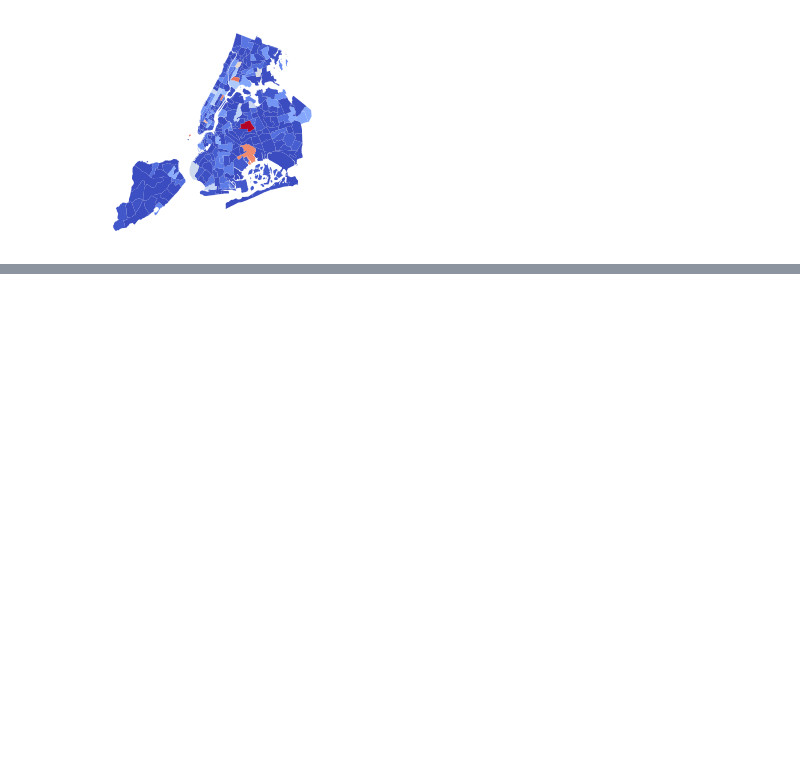
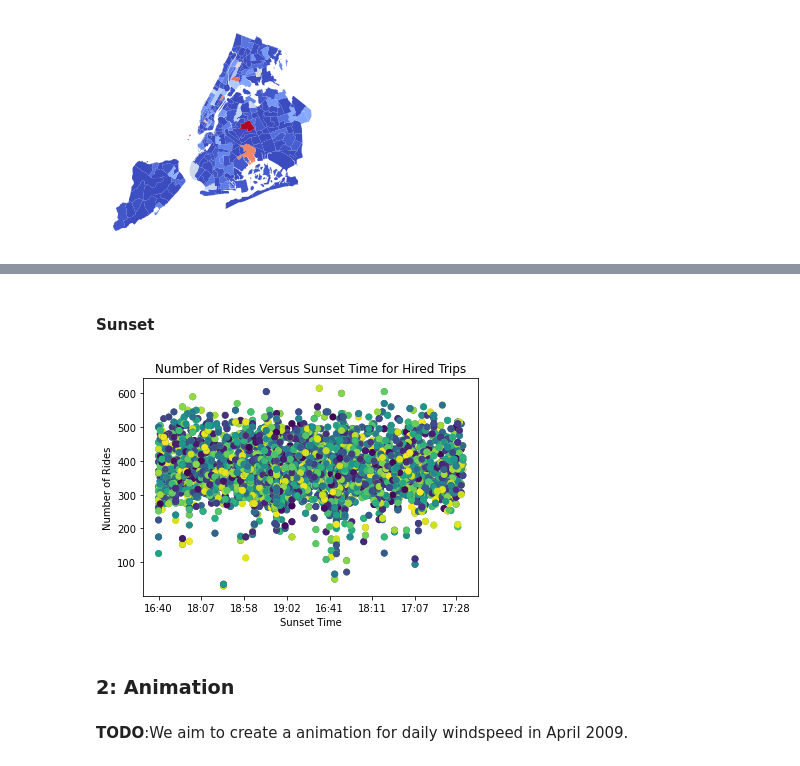
Before and after one commit to Yujdd/4501FP, a Jupyter notebook: Group7_FP.ipynb, the cells around one changed output, grey strips where cells are left out. Saved outputs shown, nothing was run; the diff lists cells and outputs as text; code cells hidden in the pictures; blank space fills up the shorter version.

```diff
--- a/Group7_FP.ipynb
+++ b/Group7_FP.ipynb
@@ -1150,0 +1161,28 @@ plt.show()
+# %% [markdown]
+#### Sunset
+# %%
+# get the dataframe contain number of rides, sunrise time,
+# and sunset time of the same day
+sunset_trips = get_sunrise_sunset_data()
+
+# create a scatter plot for tip amount versus precipitation
+# using given dataframe
+colors = np.random.rand(len(sunset_trips))
+plt.scatter(sunset_trips["Sunset"], sunset_trips["number_of_rides"], c=colors)
+
+# set title and labels
+plt.title("Number of Rides Versus Sunset Time for Hired Trips")
+plt.xlabel("Sunset Time")
+plt.ylabel("Number of Rides")
+
+# Reduce the number of sticks in the plot
+plt.xticks([0, 25, 50, 75, 100, 125, 150, 174])
+
+# Hide the text information
+_ = plt.plot()
+# %% [output]
+[figure, added]
+# %% [markdown]
+### 2: Animation
+# %% [markdown]
+**TODO**:We aim to create a animation for daily windspeed in April 2009.
```
Also changed, not shown: parts of 74 cells of this notebook.
